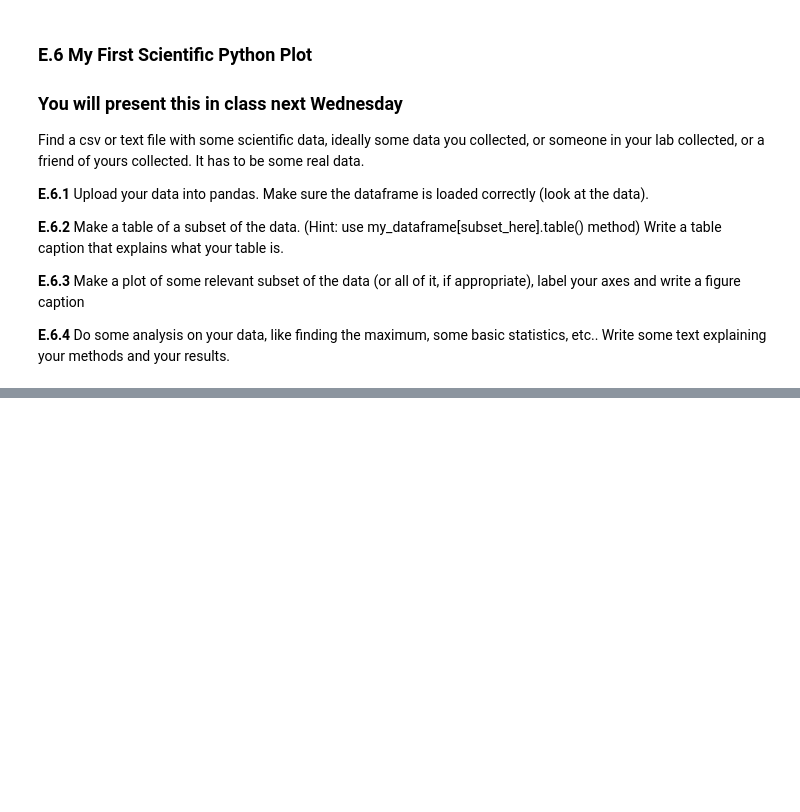
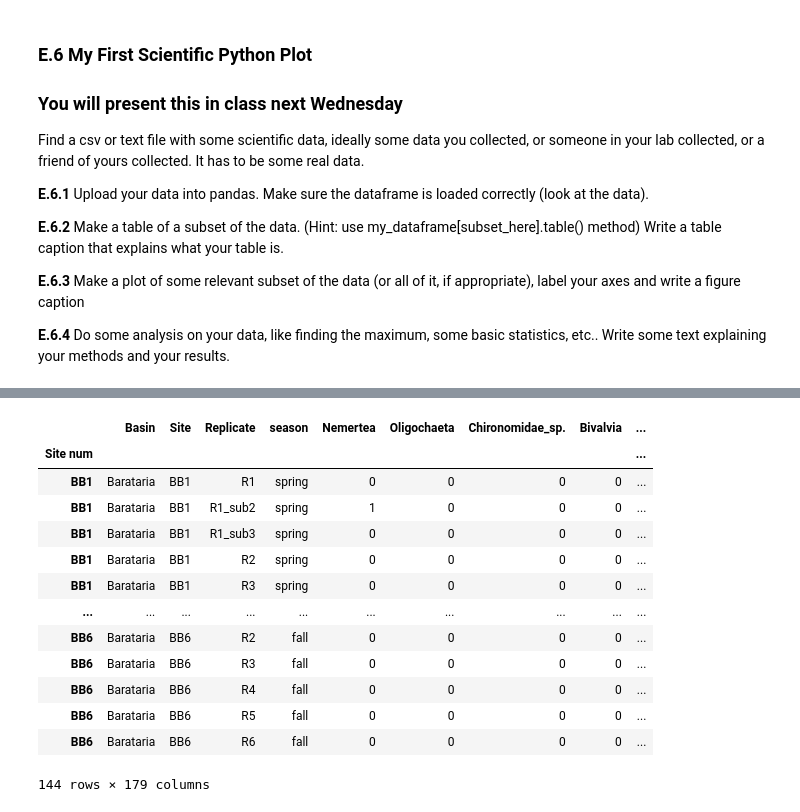
Before and after one commit to chsharrison/Sci_comp_F26, a Jupyter notebook: Emily_Savoie/Lab3.1_F26.ipynb, the cells around one changed output, grey strips where cells are left out. Saved outputs shown, nothing was run; the diff lists cells and outputs as text; code cells hidden in the pictures; blank space fills up the shorter version.

```diff
--- a/Emily_Savoie/Lab3.1_F26.ipynb
+++ b/Emily_Savoie/Lab3.1_F26.ipynb
@@ -832,0 +851,8 @@ Write a table caption that explains what your table is.
+# %%
+# E.6.2 Subset data to only samples from Barataria,
+mydata = mydata.loc[mydata['Basin'] == 'Barataria']
+env = mydata.iloc[:,0:4]
+comm = mydata.iloc[: ,18: ]
+data = env.join(comm)
+data.style.set_caption('Table 1. Sample identification information, season of sampling, and count data for invertebrates found in samples collected in Barataria Bay.')
+data
@@ -832,0 +961,20 @@ Write a table caption that explains what your table is.
+# %%
+# Set index
+data = data.set_index('Site', drop = False)
+data = data.rename_axis('Site num')
+data
+# %% [output]
+|  | Basin | Site | Replicate | season | Nemertea | Oligochaeta | Chironomidae_sp. | Bivalvia | ... |
+| Site num |  |  |  |  |  |  |  |  | ... |
+| BB1 | Barataria | BB1 | R1 | spring | 0 | 0 | 0 | 0 | ... |
+| BB1 | Barataria | BB1 | R1_sub2 | spring | 1 | 0 | 0 | 0 | ... |
+| BB1 | Barataria | BB1 | R1_sub3 | spring | 0 | 0 | 0 | 0 | ... |
+| BB1 | Barataria | BB1 | R2 | spring | 0 | 0 | 0 | 0 | ... |
+| BB1 | Barataria | BB1 | R3 | spring | 0 | 0 | 0 | 0 | ... |
+| ... | ... | ... | ... | ... | ... | ... | ... | ... | ... |
+| BB6 | Barataria | BB6 | R2 | fall | 0 | 0 | 0 | 0 | ... |
+| BB6 | Barataria | BB6 | R3 | fall | 0 | 0 | 0 | 0 | ... |
+| BB6 | Barataria | BB6 | R4 | fall | 0 | 0 | 0 | 0 | ... |
+| BB6 | Barataria | BB6 | R5 | fall | 0 | 0 | 0 | 0 | ... |
+| BB6 | Barataria | BB6 | R6 | fall | 0 | 0 | 0 | 0 | ... |
+144 rows × 179 columns
```
Also changed, not shown: parts of 15 cells of this notebook.
